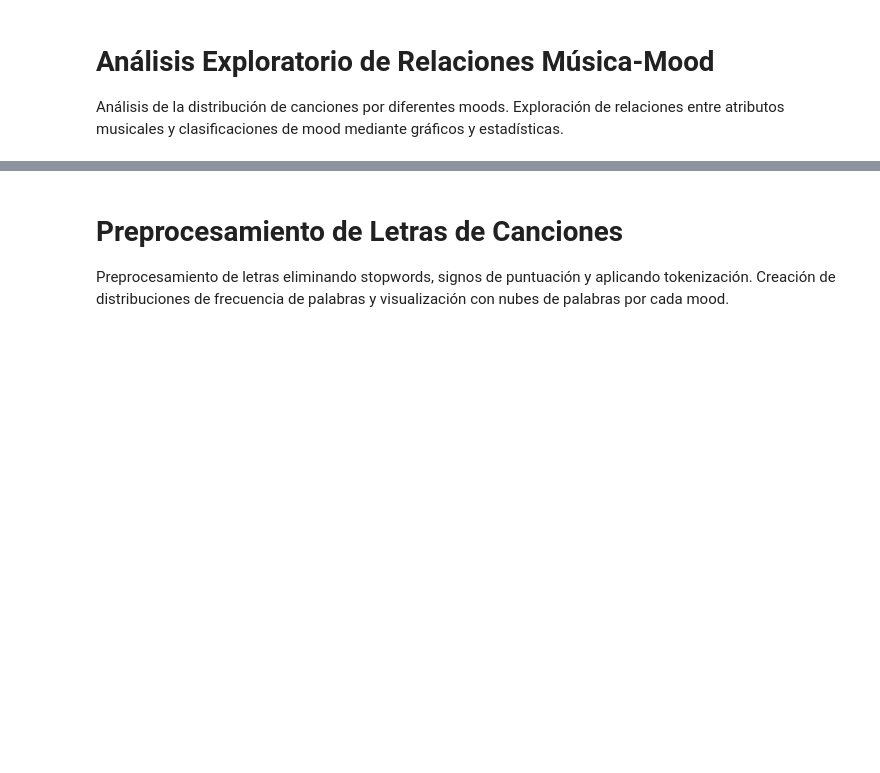
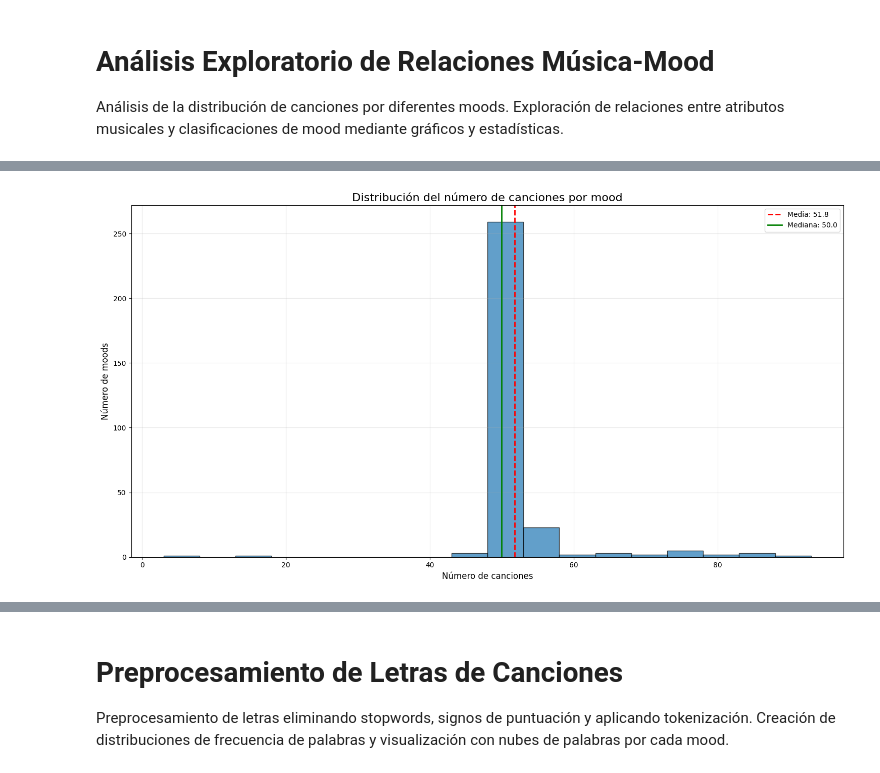
Before and after one commit to Bootcamp-IA-P4/wendigo_EDA, a Jupyter notebook: wendigoeda.ipynb, the cells around one changed output, grey strips where cells are left out. Cells and saved outputs as stored; diff of their text form; code cells hidden in the pictures; blank space fills up the shorter version.

Commit message:
FEAT: MOOD DATA ANALIZED

```diff
--- a/wendigoeda.ipynb
+++ b/wendigoeda.ipynb
@@ -535,0 +565,27 @@ ValueError: You are trying to merge on int64 and object columns for key 'song_id
+# %%
+# 2. Mostrar la distribución completa de canciones por mood (no solo los top 15)
+plt.figure(figsize=(15, 8))
+
+# Crear un histograma más detallado con mejores tamaños de bin
+counts = mood_counts['count']
+bins = np.arange(counts.min(), counts.max() + 5, 5)  # bins de tamaño 5
+
+plt.hist(counts, bins=bins, edgecolor='black', alpha=0.7)
+plt.title('Distribución del número de canciones por mood', fontsize=16)
+plt.xlabel('Número de canciones', fontsize=12)
+plt.ylabel('Número de moods', fontsize=12)
+plt.grid(True, alpha=0.3)
+
+# Añadir una línea vertical para la media
+plt.axvline(x=counts.mean(), color='red', linestyle='--',
+           linewidth=2, label=f'Media: {counts.mean():.1f}')
+
+# Añadir una línea vertical para la mediana
+plt.axvline(x=counts.median(), color='green', linestyle='-',
+           linewidth=2, label=f'Mediana: {counts.median():.1f}')
+
+plt.legend()
+plt.tight_layout()
+plt.show()
+# %% [output]
+[figure, added]
```
Also changed, not shown: parts of 33 cells of this notebook, 1 other file.
